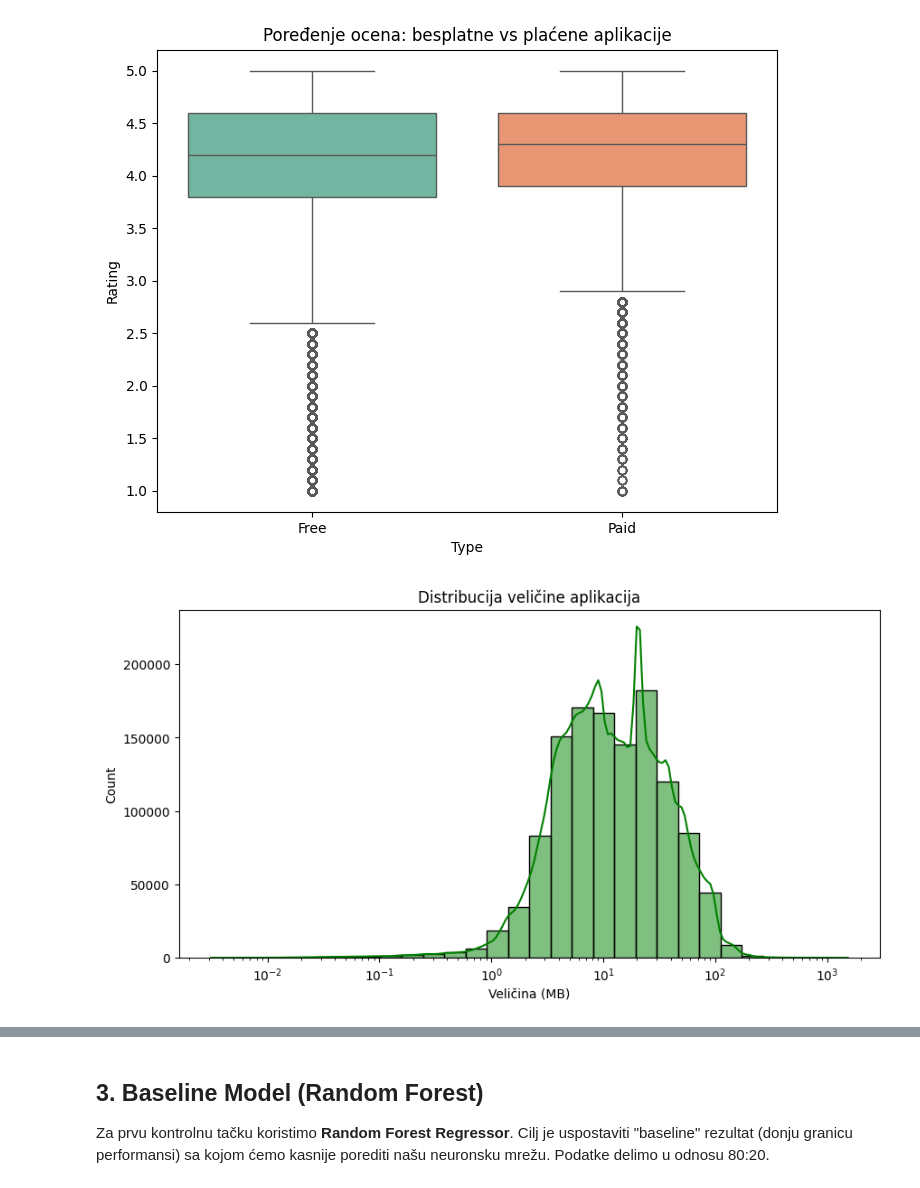
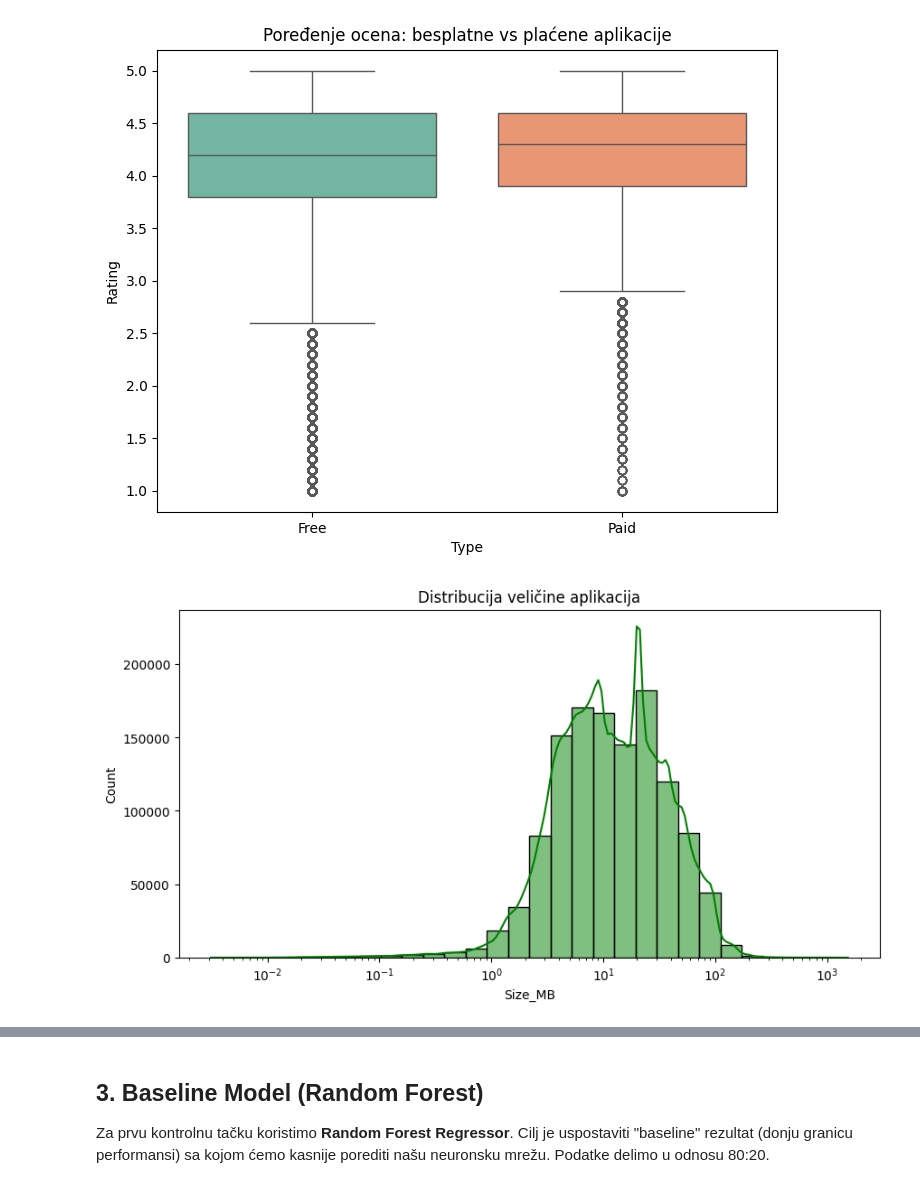
Before and after one commit to LukaSavkov/siap-projekcija-uspesnosti-mobilne-app, a Jupyter notebook: prva_kontrolna_tacka.ipynb, the cells around one changed output, grey strips where cells are left out. Saved outputs shown, nothing was run; the diff lists cells and outputs as text; code cells hidden in the pictures.

```diff
--- a/prva_kontrolna_tacka.ipynb
+++ b/prva_kontrolna_tacka.ipynb
@@ -125,9 +125,9 @@ df.drop(columns=['Type'], inplace=True)
 # %%
 plt.figure(figsize=(10, 5))
 
 sns.histplot(df['Size_MB'], bins=30, kde=True, log_scale=True, color='green')
 plt.title('Distribucija veličine aplikacija')
-plt.xlabel('Veličina (MB)')
+plt.xlabel('Size_MB')
 plt.show()
 # %% [output]
-[figure, old version]
+[figure, new version]
```
Also changed, not shown: parts of 3 cells of this notebook.
